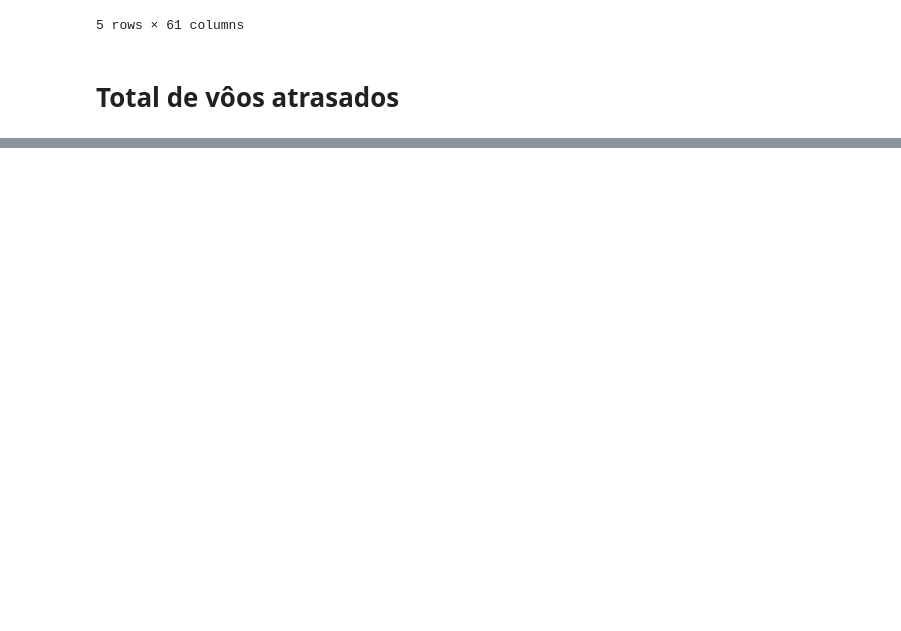
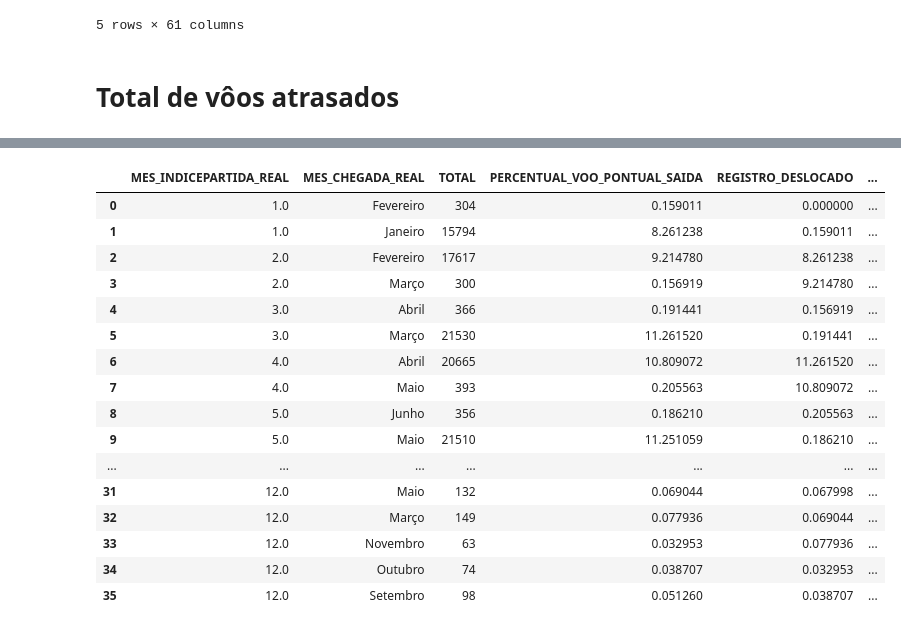
Before and after one commit to rodrigorocha1/dashboard_historico_voos, a Jupyter notebook: notebooks/analise_dos_dados.ipynb, the cells around one changed output, grey strips where cells are left out. Drawn from its saved outputs; the diff is of its cells as text; code cells hidden in the pictures; blank space fills up the shorter version.

Commit message:
Funções de percentual de vôo atraso/chegada por partida e chegada

```diff
--- a/notebooks/analise_dos_dados.ipynb
+++ b/notebooks/analise_dos_dados.ipynb
@@ -209,8 +210,11 @@ dados_vooo_completo['FAIXA_ATRASO_SAIDA'] = dados_vooo_completo['ATRASO_SAIDA'].
 dados_vooo_completo['FAIXA_ATRASO_CHEGADA'] = dados_vooo_completo['ATRASO_CHEGADA'].apply(atraso_chegada).astype(
     'string')
 
-dados_vooo_completo['PONTUALIDADE_VOO_SAIDA'] = dados_vooo_completo['ATRASO_SAIDA'].apply(status_pontualidade).astype('string')
-dados_vooo_completo['PONTUALIDADE_VOO_CHEGADA'] = dados_vooo_completo['ATRASO_CHEGADA'].apply(status_pontualidade).astype('string')
+dados_vooo_completo['PONTUALIDADE_VOO_SAIDA'] = dados_vooo_completo['ATRASO_SAIDA'].apply(status_pontualidade).astype(
+    'string')
+dados_vooo_completo['PONTUALIDADE_VOO_CHEGA' \
+                    'DA'] = dados_vooo_completo['ATRASO_CHEGADA'].apply(
+    status_pontualidade).astype('string')
 # %%
 dados_vooo_completo.head()
 # %% [output]
@@ -293,11 +298,24 @@ dados_vooo_completo.head()
 # %% [markdown]
 # Total de vôos atrasados
 # %%
-def perfil_voos_partida_chegada(nm_coluna: str, filtro_mes: list = None, filtro_compania: list = None):
+def perfil_voos_saida( filtro_mes: List = None,
+                                filtro_compania: List = None, filtro_partida: str = None, colunas_agrupamento: List = None):
+    """
+    Método personalisado para trazer o dataframe de acordo com a escolha
+    :param colunas_agrupamento: Uma lista com os campos do dataframe
+    :param filtro_partida: filtro para dizer se saíu adiantado ou atrasado
+    :param filtro_mes: Mês de Análise
+    :param filtro_compania: Compania Áerea
+    :return: Um dataframe filtrado
+    """
+
     df_voo_adi_atra = dados_vooo_completo.copy()
+    df_voo_adi_atra = df_voo_adi_atra.sort_values(by='MES_INDICEPARTIDA_REAL')
+    if filtro_partida is not None:
+        df_voo_adi_atra = df_voo_adi_atra[(df_voo_adi_atra['PONTUALIDADE_VOO_SAIDA'].isin(filtro_partida))]
     if filtro_compania is not None:
         df_voo_adi_atra = df_voo_adi_atra[(df_voo_adi_atra['NM_EMPRESAS'].isin(filtro_compania))]
     if filtro_mes is not None:
-         df_voo_adi_atra = df_voo_adi_atra[(df_voo_adi_atra[nm_coluna].isin(filtro_mes))]
-    df_total_voos_pontualidade = df_voo_adi_atra.groupby([nm_coluna]).size().reset_index(name='TOTAL')
+        df_voo_adi_atra = df_voo_adi_atra[(df_voo_adi_atra['MES_PARTIDA_REAL'].isin(filtro_mes))]
+    df_total_voos_pontualidade = df_voo_adi_atra.groupby(colunas_agrupamento).size().reset_index(name='TOTAL')
     return df_total_voos_pontualidade
@@ -309,0 +374,8 @@ perfil_voos_partida_chegada(nm_coluna='PONTUALIDADE_VOO_CHEGADA')
+# %%
+def percentual_voo_pontual_saida(colunas_agrupamento: List, filtro_compania: List):
+    df_filtrado = perfil_voos_saida(colunas_agrupamento=colunas_agrupamento, filtro_compania=filtro_compania, filtro_partida=['No Horário'])
+    total_registro = df_filtrado['TOTAL'].sum()
+    df_filtrado['PERCENTUAL_VOO_PONTUAL_SAIDA'] = df_filtrado['TOTAL'] * 100 / total_registro
+    df_filtrado['REGISTRO_DESLOCADO'] = df_filtrado['PERCENTUAL_VOO_PONTUAL_SAIDA'].shift(1, fill_value=0)
+    df_filtrado['VARIACAO_PERCENTUAL_VOO_PONTUAL_SAIDA'] = (df_filtrado['PERCENTUAL_VOO_PONTUAL_SAIDA'] - df_filtrado['REGISTRO_DESLOCADO']) / df_filtrado['REGISTRO_DESLOCADO'] * 100
+    return df_filtrado
@@ -309,0 +427,20 @@ perfil_voos_partida_chegada(nm_coluna='PONTUALIDADE_VOO_CHEGADA')
+# %%
+percentual_voo_pontual_saida(colunas_agrupamento=['MES_INDICEPARTIDA_REAL', 'MES_CHEGADA_REAL'], filtro_compania=['AZUL'])
+# %% [output]
+|  | MES_INDICEPARTIDA_REAL | MES_CHEGADA_REAL | TOTAL | PERCENTUAL_VOO_PONTUAL_SAIDA | REGISTRO_DESLOCADO | ... |
+| 0 | 1.0 | Fevereiro | 304 | 0.159011 | 0.000000 | ... |
+| 1 | 1.0 | Janeiro | 15794 | 8.261238 | 0.159011 | ... |
+| 2 | 2.0 | Fevereiro | 17617 | 9.214780 | 8.261238 | ... |
+| 3 | 2.0 | Março | 300 | 0.156919 | 9.214780 | ... |
+| 4 | 3.0 | Abril | 366 | 0.191441 | 0.156919 | ... |
+| 5 | 3.0 | Março | 21530 | 11.261520 | 0.191441 | ... |
+| 6 | 4.0 | Abril | 20665 | 10.809072 | 11.261520 | ... |
+| 7 | 4.0 | Maio | 393 | 0.205563 | 10.809072 | ... |
+| 8 | 5.0 | Junho | 356 | 0.186210 | 0.205563 | ... |
+| 9 | 5.0 | Maio | 21510 | 11.251059 | 0.186210 | ... |
+| ... | ... | ... | ... | ... | ... | ... |
+| 31 | 12.0 | Maio | 132 | 0.069044 | 0.067998 | ... |
+| 32 | 12.0 | Março | 149 | 0.077936 | 0.069044 | ... |
+| 33 | 12.0 | Novembro | 63 | 0.032953 | 0.077936 | ... |
+| 34 | 12.0 | Outubro | 74 | 0.038707 | 0.032953 | ... |
+| 35 | 12.0 | Setembro | 98 | 0.051260 | 0.038707 | ... |
```
Also changed, not shown: parts of 15 cells of this notebook.
